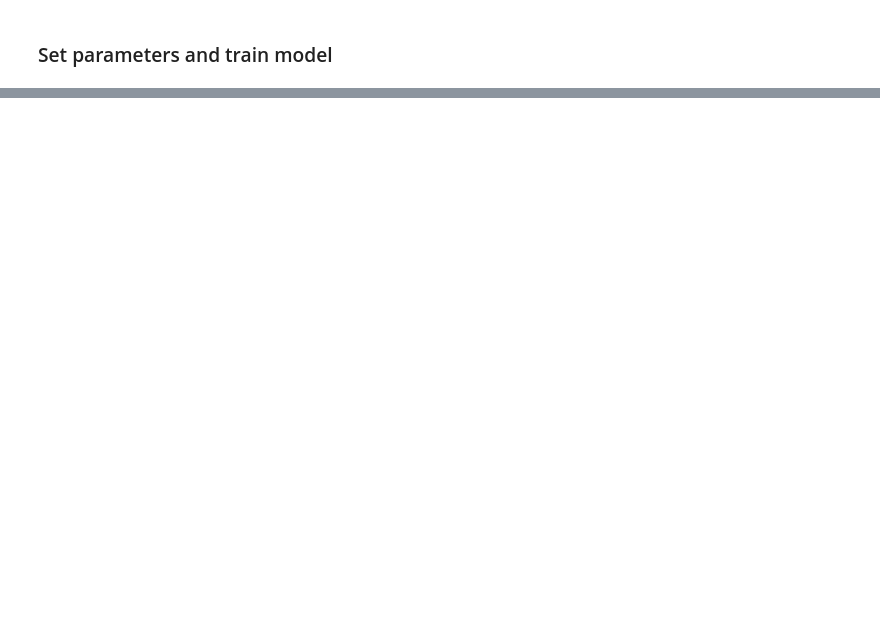
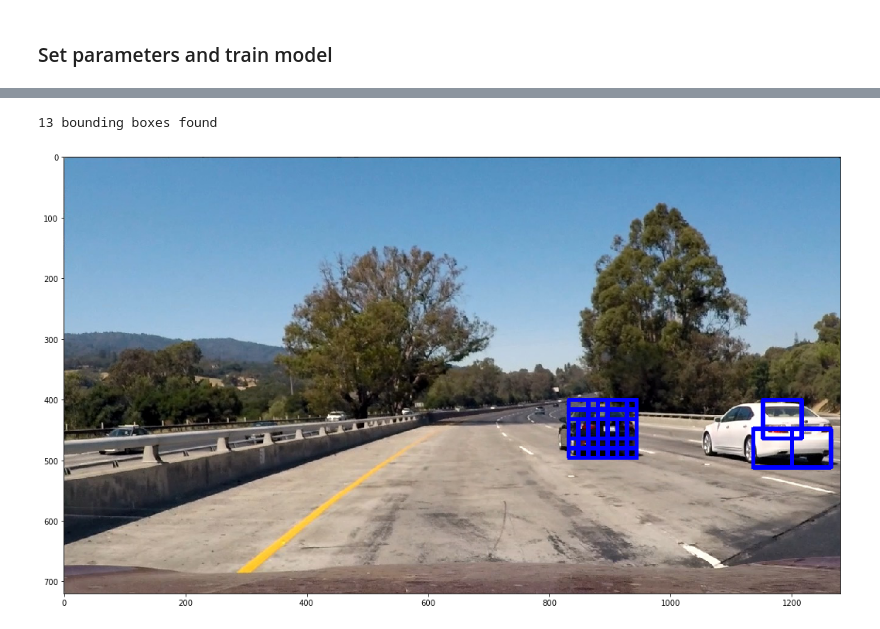
Before and after one commit to AeroGeekDean/CarND-Vehicle-Detection, a Jupyter notebook: P5-Scratchpad.ipynb, the cells around one changed output, grey strips where cells are left out. Saved outputs shown, nothing was run; the diff lists cells and outputs as text; code cells hidden in the pictures; blank space fills up the shorter version.

Commit message:
Got find_cars() working and found cars

```diff
--- a/P5-Scratchpad.ipynb
+++ b/P5-Scratchpad.ipynb
@@ -36,16 +75,16 @@ notcar_files = notcar_files[0:sample_size]
 # Training parameters
 #---------------------
 
-colorspace = 'HSV' # Can be RGB, HSV, LUV, HLS, YUV, YCrCb
+colorspace = 'YCrCb' # Can be RGB, HSV, LUV, HLS, YUV, YCrCb
 
-# spatial parameter
-spatial = (14,14) # 14 seems optimal
+# spatial binning dimensions
+spatial = (32,32) # 14 seems optimal
 
-# histogram parameters
-histbin = 64 # 64 seems pretty good
+# histogram binsdd
+histbin = 32 # 64 seems pretty good
 
 # HOG parameters
-orient = 12
+orient = 9 #12
 pix_per_cell = 8
 cell_per_block = 2
 hog_channel = 'ALL' # Can be 0, 1, 2, or "ALL"
@@ -64,7 +103,8 @@ notcar_features = extract_features(notcar_files, color_space=colorspace,
                                    orient=orient, pix_per_cell=pix_per_cell,
                                    cell_per_block=cell_per_block, hog_channel=hog_channel)
 t2 = time.time()
-print(round(t2-t, 2), 'Seconds to extract HOG features...')
+print(round(t2-t, 2), 'Seconds to extract features...')
+print()
 
 #------------------
 # Setup X & y data
@@ -84,9 +124,14 @@ rand_state = np.random.randint(0, 100)
 X_train, X_test, y_train, y_test = train_test_split(
     scaled_X, y, test_size=0.2, random_state=rand_state)
 
-print('Using:',orient,'orientations',pix_per_cell,
-    'pixels per cell and', cell_per_block,'cells per block')
+print('Parameters:')
+print(colorspace,'color spaces')
+print(spatial[0],'spatial params,', histbin, 'histogram bins')
+print('HOG: channels = ',hog_channel)
+print(orient,'orientations',pix_per_cell,'pixels per cell and',
+      cell_per_block,'cells per block')
 print('Feature vector length:', len(X_train[0]))
+print()
 
 # Use a linear SVC
 svc = LinearSVC()
@@ -123,9 +173,0 @@ For these 10 labels:  [ 0.  0.  0.  1.  1.  0.  0.  0.  0.  1.]
-# %%
-dist_pickle = pickle.load( open("svc_pickle.p", "rb" ) )
-svc = dist_pickle["svc"] #SVM-Classifier
-X_scaler = dist_pickle["scaler"]
-orient = 9 # num of HOG orientations
-pix_per_cell = 8
-cell_per_block = 8
-spatial_size =
-hist_bins =
@@ -132,5 +181,18 @@ hist_bins =
 # %%
 img = mpimg.imread('./test_images/test1.jpg')
+# %%
+ystart = 400
+ystop = 656
+scale = 1.0
+
+bbox_list, out_img = find_cars(img, ystart, ystop, scale, svc, X_scaler,
+                               orient, pix_per_cell, cell_per_block, spatial, histbin)
+plt.figure(figsize=(18,32))
+plt.imshow(out_img)
+print(len(bbox_list),'bounding boxes found')
+# %% [output]
+13 bounding boxes found
+[figure, added]
 # %%
 ystart = 400
 ystop = 656
```
Also changed, not shown: parts of 12 cells of this notebook, 1 other file.
